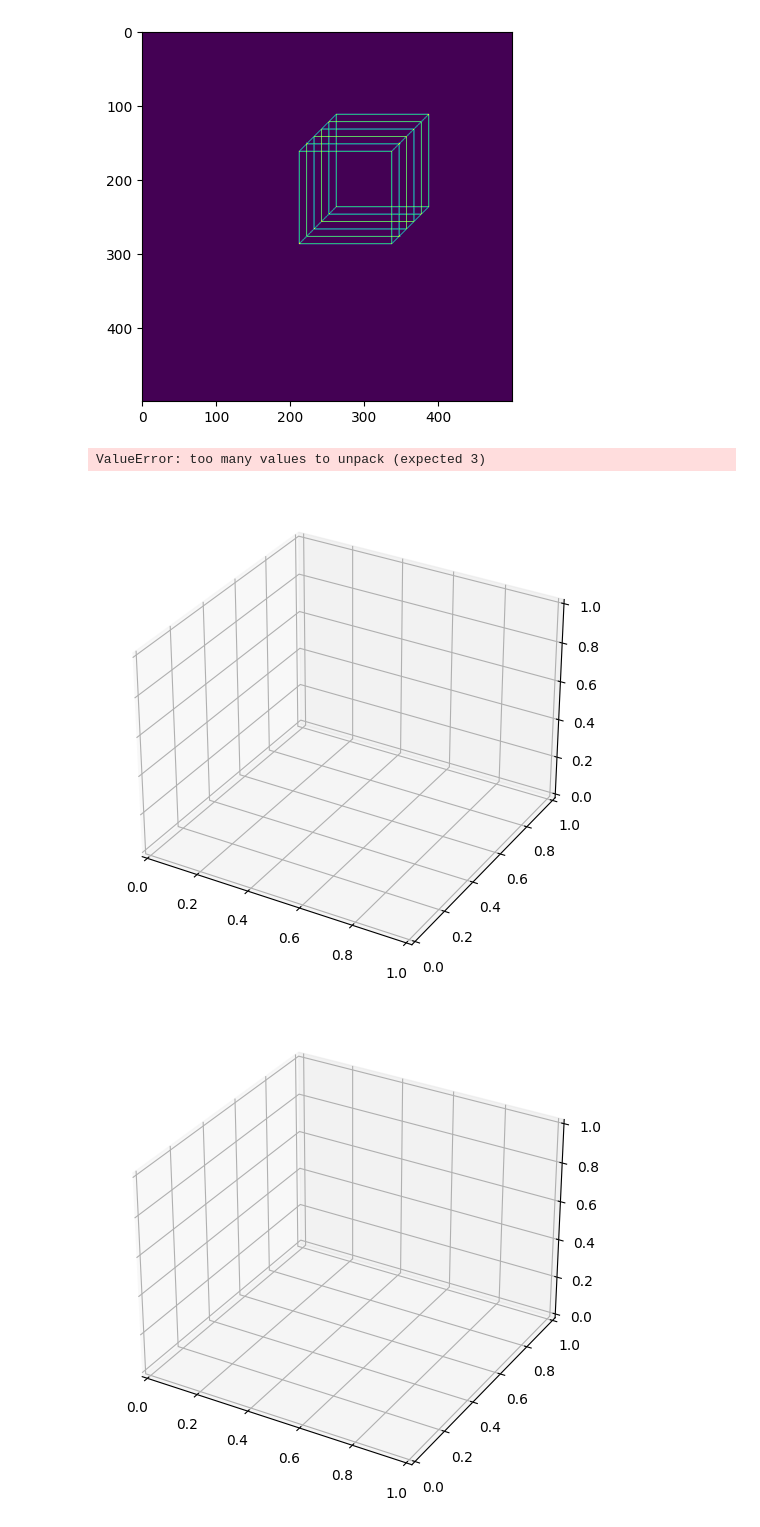
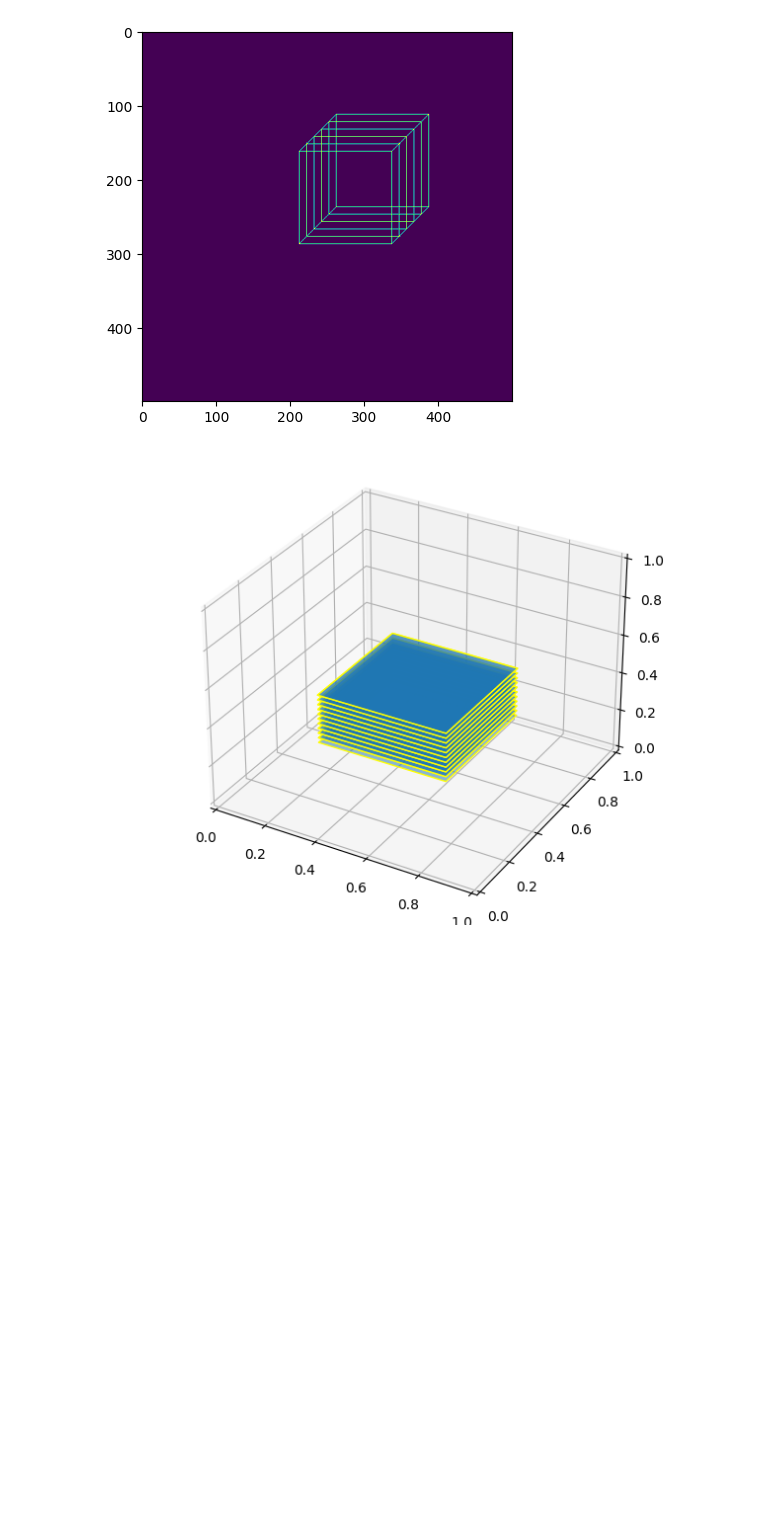
Before and after one commit to Beloin/PythonGraphicLibrary, a Jupyter notebook: wireframe_raster.ipynb, the cells around one changed output. Drawn from its saved outputs; the diff is of its cells as text; code cells hidden in the pictures; blank space fills up the shorter version.

Commit message:
Testing with 3D Plotting

```diff
--- a/wireframe_raster.ipynb
+++ b/wireframe_raster.ipynb
@@ -21,27 +21,34 @@ plt.show()
 # %% [output]
 [figure]
 # %%
-fig = plt.figure()
-ax = Axes3D(fig, auto_add_to_figure=False)
-fig.add_axes(ax)
+%matplotlib ipympl
+import matplotlib as mpl
+
+# mpl.use('GTK3Agg')
 
 fig = plt.figure()
 ax = Axes3D(fig, auto_add_to_figure=False)
 fig.add_axes(ax)
 
-edges = wireframe.cube(.5, dist=.2)
+edges = wireframe.cube(.5, res=0.1)
+
+poly = []
 verts = []
+counter = 0
 for vec3d in edges:
-    tmp = [0]
-    tmp.extend(vec3d[0])
-    verts.append(tmp)
+    p1 = vec3d[0]
+    verts.append(p1)
+    counter += 1
 
-ax.add_collection3d(Poly3DCollection(verts))
+    if counter == 4:
+        poly.append(verts)
+        verts = []
+        counter = 0
+
+ax.add_collection3d(Poly3DCollection(poly, linewidths=1, alpha=0.5, edgecolors="yellow"))
 plt.show()
 # %% [output]
-ValueError: too many values to unpack (expected 3)
-[figure, old version]
+[figure, new version]
-[figure, removed]
 # %%
 from mpl_toolkits.mplot3d import Axes3D
 from mpl_toolkits.mplot3d.art3d import Poly3DCollection
```
Also changed, not shown: parts of 1 cell of this notebook, 1 other file.
